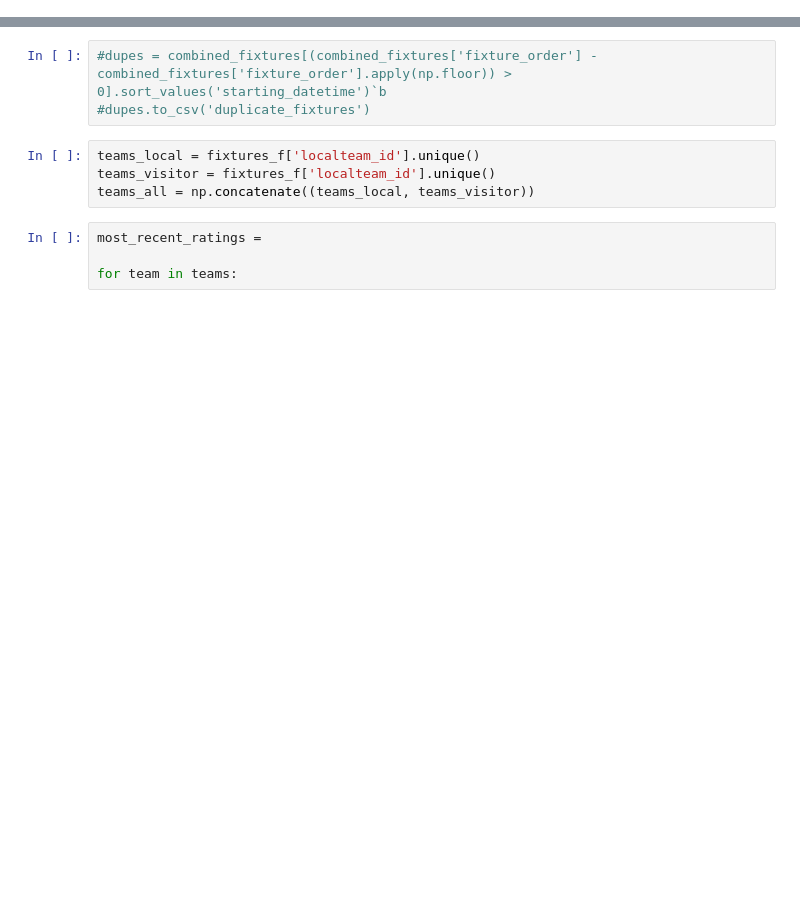
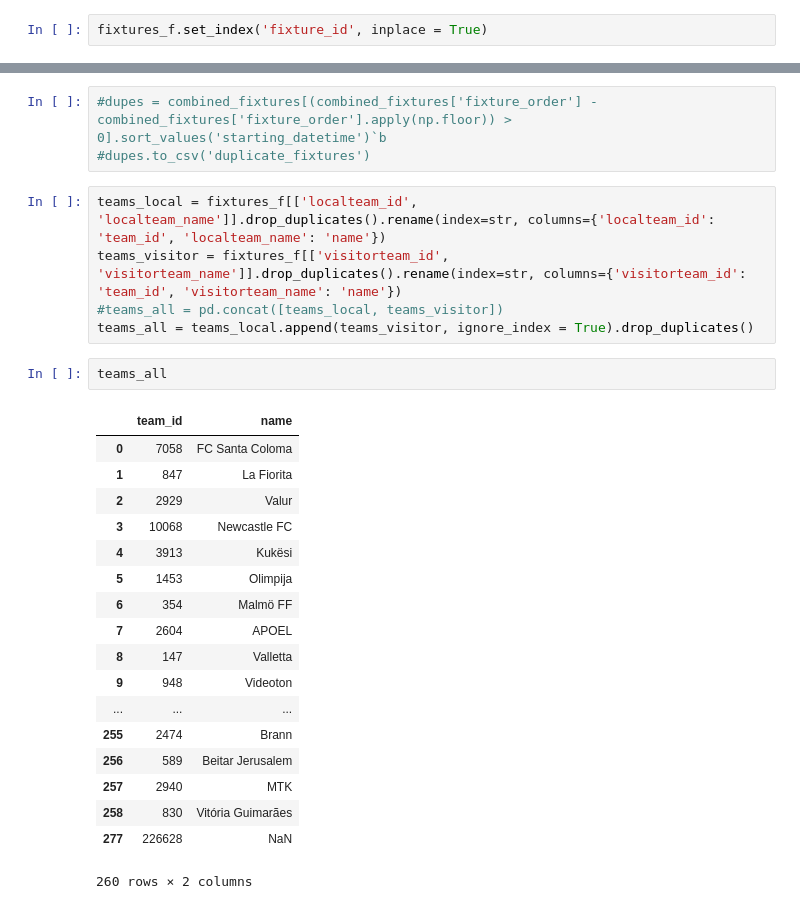
Before and after one commit to calestini/rating-systems, a Jupyter notebook: soccer-elo-rating.ipynb, the cells around one changed output, grey strips where cells are left out. Saved outputs shown, nothing was run; the diff lists cells and outputs as text; blank space fills up the shorter version.

```diff
--- a/soccer-elo-rating.ipynb
+++ b/soccer-elo-rating.ipynb
@@ -194,0 +202,2 @@ KeyboardInterrupt:
+# %%
+fixtures_f.set_index('fixture_id', inplace = True)
@@ -195,11 +361,29 @@ KeyboardInterrupt:
 # %%
 #dupes = combined_fixtures[(combined_fixtures['fixture_order'] - combined_fixtures['fixture_order'].apply(np.floor)) > 0].sort_values('starting_datetime')`b
 #dupes.to_csv('duplicate_fixtures')
-# %%
-teams_local = fixtures_f['localteam_id'].unique()
-teams_visitor = fixtures_f['localteam_id'].unique()
-teams_all = np.concatenate((teams_local, teams_visitor))
-# %%
-most_recent_ratings =
-
-for team in teams:
+# %%
+teams_local = fixtures_f[['localteam_id', 'localteam_name']].drop_duplicates().rename(index=str, columns={'localteam_id': 'team_id', 'localteam_name': 'name'})
+teams_visitor = fixtures_f[['visitorteam_id', 'visitorteam_name']].drop_duplicates().rename(index=str, columns={'visitorteam_id': 'team_id', 'visitorteam_name': 'name'})
+#teams_all = pd.concat([teams_local, teams_visitor])
+teams_all = teams_local.append(teams_visitor, ignore_index = True).drop_duplicates()
+# %%
+teams_all
+# %% [output]
+|  | team_id | name |
+| 0 | 7058 | FC Santa Coloma |
+| 1 | 847 | La Fiorita |
+| 2 | 2929 | Valur |
+| 3 | 10068 | Newcastle FC |
+| 4 | 3913 | Kukësi |
+| 5 | 1453 | Olimpija |
+| 6 | 354 | Malmö FF |
+| 7 | 2604 | APOEL |
+| 8 | 147 | Valletta |
+| 9 | 948 | Videoton |
+| ... | ... | ... |
+| 255 | 2474 | Brann |
+| 256 | 589 | Beitar Jerusalem |
+| 257 | 2940 | MTK |
+| 258 | 830 | Vitória Guimarães |
+| 277 | 226628 | NaN |
+260 rows × 2 columns
```
Also changed, not shown: parts of 16 cells of this notebook.
